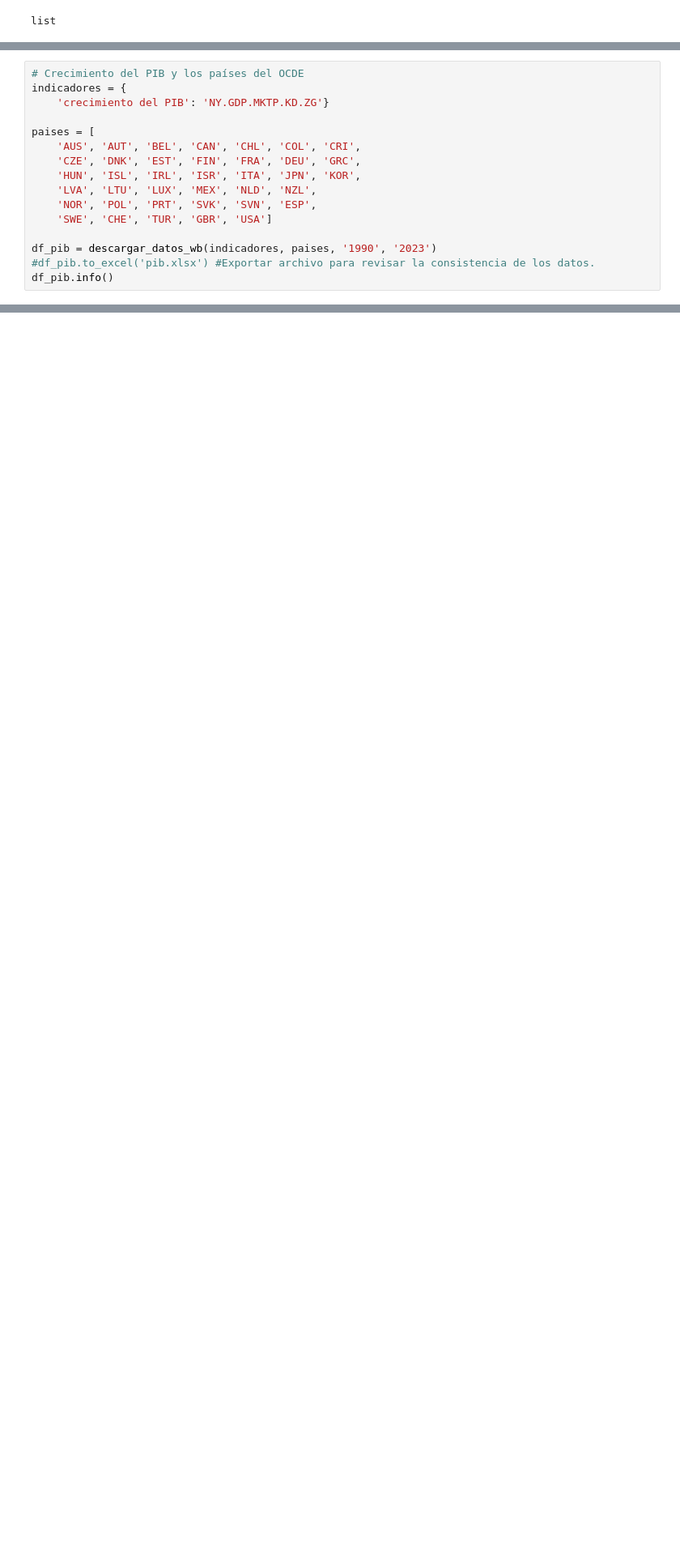
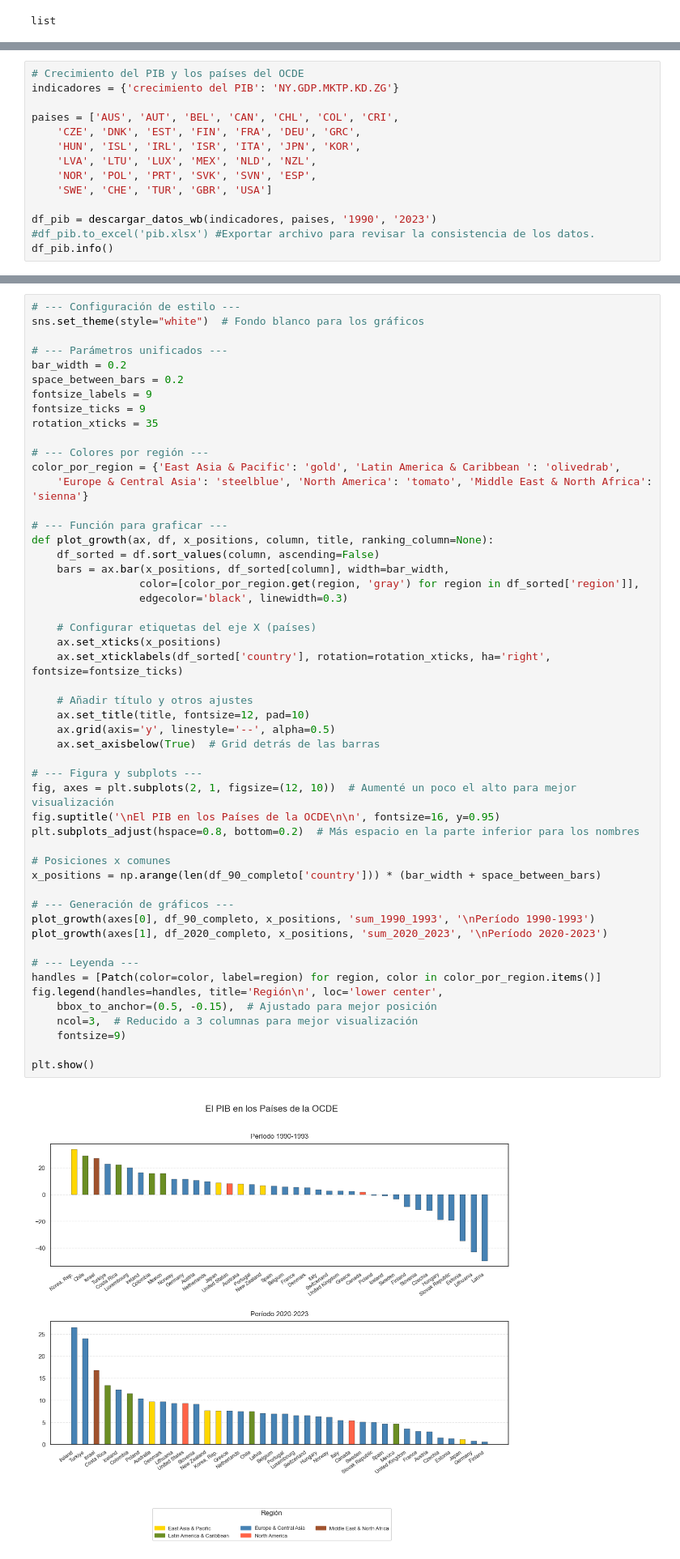
Before and after one commit to paulavsoto/Sociologia-Cuantitativa, a Jupyter notebook: Crecimiento_PIB.ipynb, the cells around one changed output, grey strips where cells are left out. Shown at 81% size. Drawn from its saved outputs; the diff is of its cells as text; blank space fills up the shorter version.

```diff
--- a/Crecimiento_PIB.ipynb
+++ b/Crecimiento_PIB.ipynb
@@ -161,11 +163,9 @@ The post-pandemic phase (2021-2023): Reflects the recent economic recovery.
 It should be noted that the analysis considers current members of the organization as "OECD countries," regardless of their accession date during the periods studied.
 # %%
 # Crecimiento del PIB y los países del OCDE
-indicadores = {
-    'crecimiento del PIB': 'NY.GDP.MKTP.KD.ZG'}
+indicadores = {'crecimiento del PIB': 'NY.GDP.MKTP.KD.ZG'}
 
-paises = [
-    'AUS', 'AUT', 'BEL', 'CAN', 'CHL', 'COL', 'CRI',
+paises = ['AUS', 'AUT', 'BEL', 'CAN', 'CHL', 'COL', 'CRI',
     'CZE', 'DNK', 'EST', 'FIN', 'FRA', 'DEU', 'GRC',
     'HUN', 'ISL', 'IRL', 'ISR', 'ITA', 'JPN', 'KOR',
     'LVA', 'LTU', 'LUX', 'MEX', 'NLD', 'NZL',
@@ -309,0 +230,53 @@ plt.show()
+# %%
+# --- Configuración de estilo ---
+sns.set_theme(style="white")  # Fondo blanco para los gráficos
+
+# --- Parámetros unificados ---
+bar_width = 0.2
+space_between_bars = 0.2
+fontsize_labels = 9
+fontsize_ticks = 9
+rotation_xticks = 35
+
+# --- Colores por región ---
+color_por_region = {'East Asia & Pacific': 'gold', 'Latin America & Caribbean ': 'olivedrab',
+    'Europe & Central Asia': 'steelblue', 'North America': 'tomato', 'Middle East & North Africa': 'sienna'}
+
+# --- Función para graficar ---
+def plot_growth(ax, df, x_positions, column, title, ranking_column=None):
+    df_sorted = df.sort_values(column, ascending=False)
+    bars = ax.bar(x_positions, df_sorted[column], width=bar_width,
+                 color=[color_por_region.get(region, 'gray') for region in df_sorted['region']],
+                 edgecolor='black', linewidth=0.3)
+
+    # Configurar etiquetas del eje X (países)
+    ax.set_xticks(x_positions)
+    ax.set_xticklabels(df_sorted['country'], rotation=rotation_xticks, ha='right', fontsize=fontsize_ticks)
+
+    # Añadir título y otros ajustes
+    ax.set_title(title, fontsize=12, pad=10)
+    ax.grid(axis='y', linestyle='--', alpha=0.5)
+    ax.set_axisbelow(True)  # Grid detrás de las barras
+
+# --- Figura y subplots ---
+fig, axes = plt.subplots(2, 1, figsize=(12, 10))  # Aumenté un poco el alto para mejor visualización
+fig.suptitle('\nEl PIB en los Países de la OCDE\n\n', fontsize=16, y=0.95)
+plt.subplots_adjust(hspace=0.8, bottom=0.2)  # Más espacio en la parte inferior para los nombres
+
+# Posiciones x comunes
+x_positions = np.arange(len(df_90_completo['country'])) * (bar_width + space_between_bars)
+
+# --- Generación de gráficos ---
+plot_growth(axes[0], df_90_completo, x_positions, 'sum_1990_1993', '\nPeríodo 1990-1993')
+plot_growth(axes[1], df_2020_completo, x_positions, 'sum_2020_2023', '\nPeríodo 2020-2023')
+
+# --- Leyenda ---
+handles = [Patch(color=color, label=region) for region, color in color_por_region.items()]
+fig.legend(handles=handles, title='Región\n', loc='lower center',
+    bbox_to_anchor=(0.5, -0.15),  # Ajustado para mejor posición
+    ncol=3,  # Reducido a 3 columnas para mejor visualización
+    fontsize=9)
+
+plt.show()
+# %% [output]
+[figure, added]
```
Also changed, not shown: parts of 17 cells of this notebook, 9 other files.
